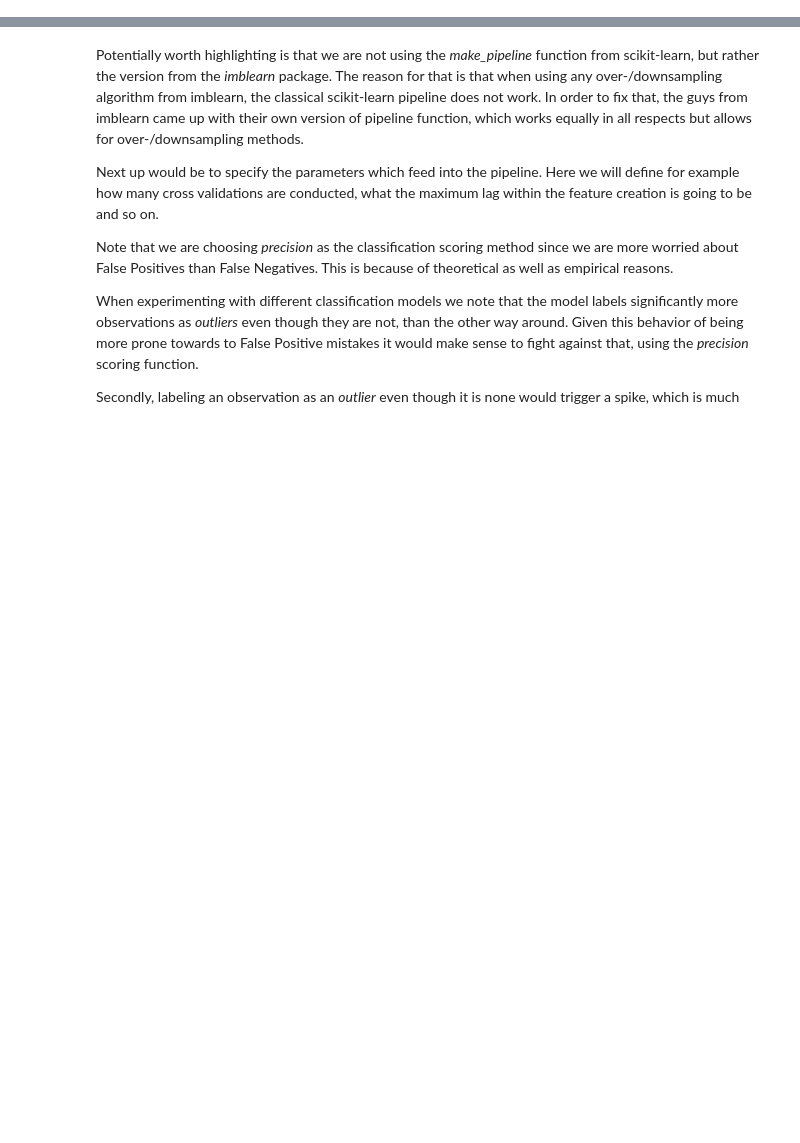
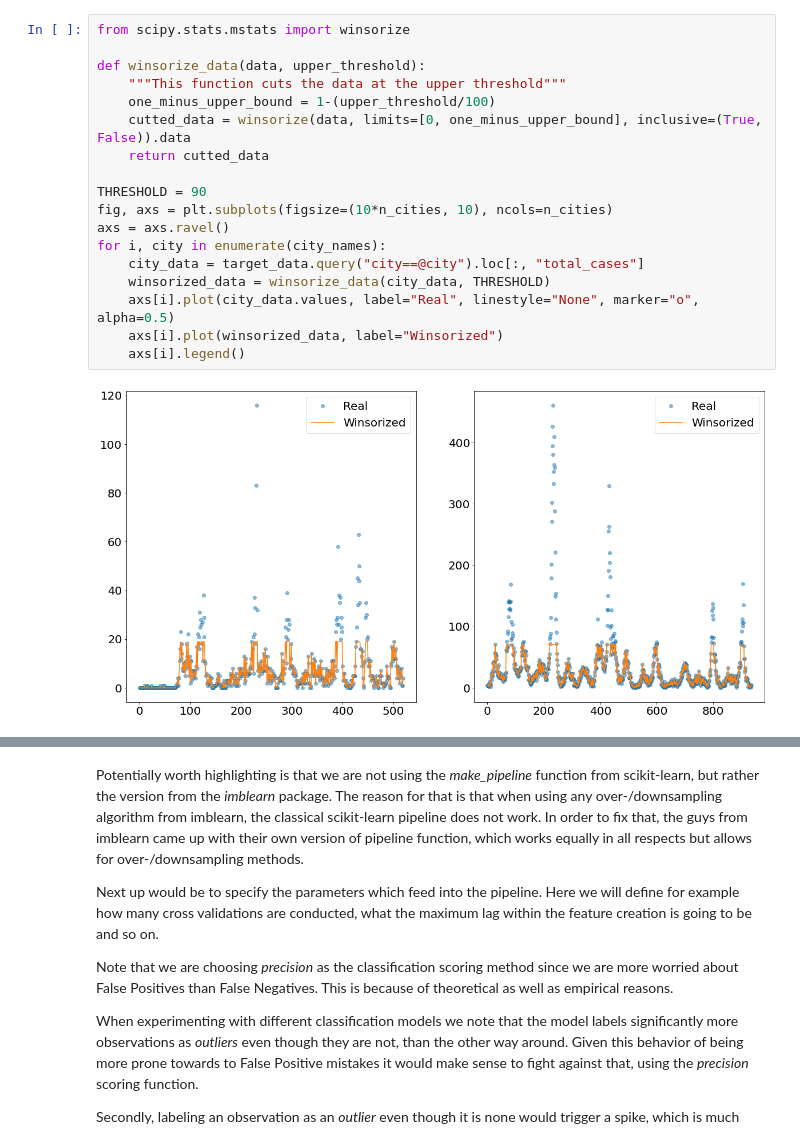
Before and after one commit to data4help/dengai_ensemble, a Jupyter notebook: notebooks/2021-03-09-DengAI2-Second-Attempt-Forecasting.ipynb, the cells around one changed output, grey strips where cells are left out. Cells and saved outputs as stored; diff of their text form; blank space fills up the shorter version.

```diff
--- a/notebooks/2021-03-09-DengAI2-Second-Attempt-Forecasting.ipynb
+++ b/notebooks/2021-03-09-DengAI2-Second-Attempt-Forecasting.ipynb
@@ -164,0 +169,20 @@ We start by importing all the relevant packages for this project, including pack
+# %%
+from scipy.stats.mstats import winsorize
+
+def winsorize_data(data, upper_threshold):
+    """This function cuts the data at the upper threshold"""
+    one_minus_upper_bound = 1-(upper_threshold/100)
+    cutted_data = winsorize(data, limits=[0, one_minus_upper_bound], inclusive=(True, False)).data
+    return cutted_data
+
+THRESHOLD = 90
+fig, axs = plt.subplots(figsize=(10*n_cities, 10), ncols=n_cities)
+axs = axs.ravel()
+for i, city in enumerate(city_names):
+    city_data = target_data.query("city==@city").loc[:, "total_cases"]
+    winsorized_data = winsorize_data(city_data, THRESHOLD)
+    axs[i].plot(city_data.values, label="Real", linestyle="None", marker="o", alpha=0.5)
+    axs[i].plot(winsorized_data, label="Winsorized")
+    axs[i].legend()
+# %% [output]
+[figure, added]
```
Also changed, not shown: parts of 28 cells of this notebook, 30 other files.
